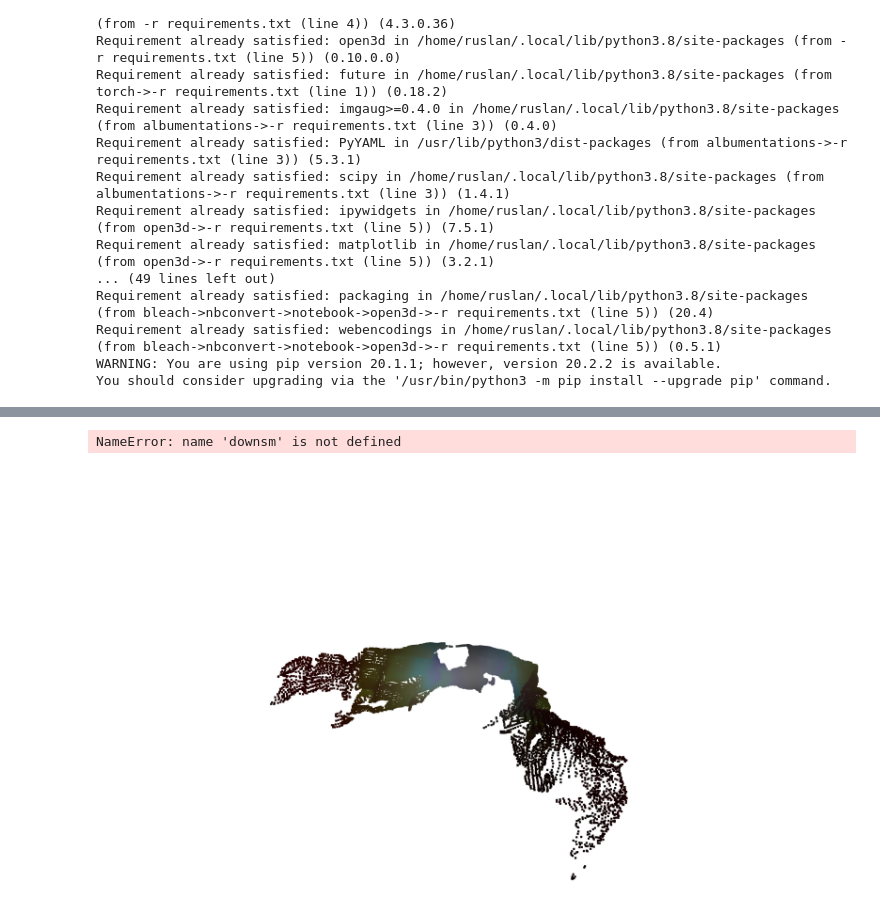
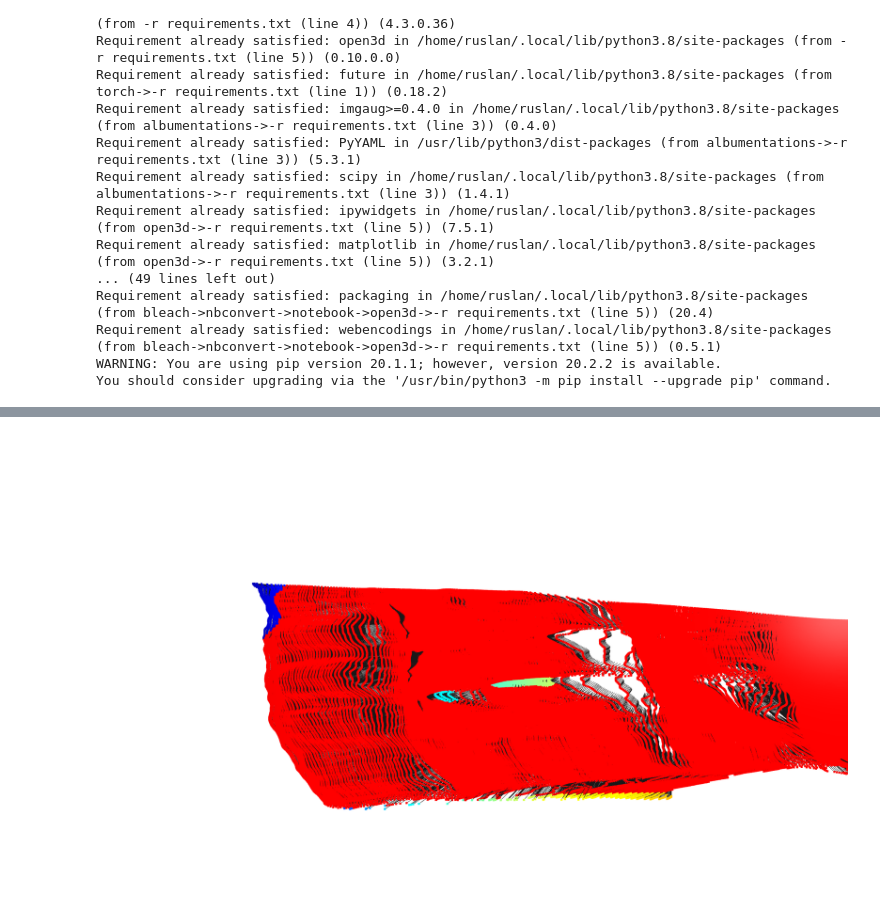
Before and after one commit to RuslanOm/plane_reconstructor, a Jupyter notebook: experiments.ipynb, the cells around one changed output, grey strips where cells are left out. Drawn from its saved outputs; the diff is of its cells as text; code cells hidden in the pictures.

```diff
--- a/experiments.ipynb
+++ b/experiments.ipynb
@@ -207,24 +153,10 @@ Plane equation: 0.90x + 0.04y + 0.43z + 0.00 = 0
 # %%
-plane_model, inliers = downsm.segment_plane(distance_threshold=0.000001,
-                                         ransac_n=3,
-                                         num_iterations=100)
-[a, b, c, d] = plane_model
-print(f"Plane equation: {a:.2f}x + {b:.2f}y + {c:.2f}z + {d:.2f} = 0")
+pcd.normals = o3d.utility.Vector3dVector(np.array([np.array([a, b, c]) for _ in range(np.asarray(pcd.normals).shape[0])]))
 
-inlier_cloud1 = downsm.select_by_index(inliers)
+inlier_cloud1 = pcd.select_by_index(inliers)
 inlier_cloud1.paint_uniform_color([1.0, 0, 0])
-outlier_cloud1 = downsm.select_by_index(inliers, invert=True)
-o3d.visualization.draw_geometries([inlier_cloud, outlier_cloud, inlier_cloud1, outlier_cloud1],
+outlier_cloud1 = pcd.select_by_index(inliers, invert=True)
+o3d.visualization.draw_geometries([inlier_cloud1, outlier_cloud1],
                                   zoom=0.35)
 # %% [output]
-NameError: name 'downsm' is not defined
+[figure, added]
-# %%
-downsm.normals = o3d.utility.Vector3dVector(np.array([np.array([a, b, c]) for _ in range(np.asarray(downsm.normals).shape[0])]))
-
-inlier_cloud1 = downsm.select_by_index(inliers)
-inlier_cloud1.paint_uniform_color([1.0, 0, 0])
-outlier_cloud1 = downsm.select_by_index(inliers, invert=True)
-o3d.visualization.draw_geometries([inlier_cloud1, outlier_cloud1],
-                                  zoom=0.35)
-# %% [output]
-[figure, removed]
```
Also changed, not shown: parts of 24 cells of this notebook, 2 other files.
